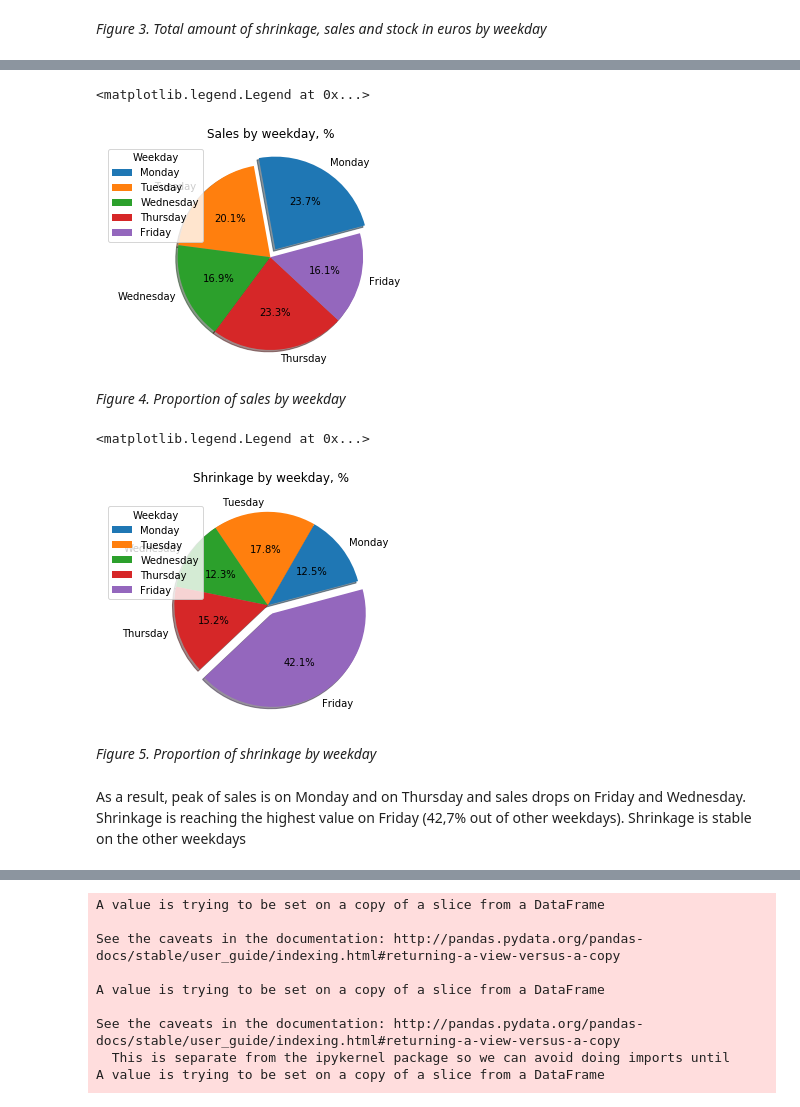
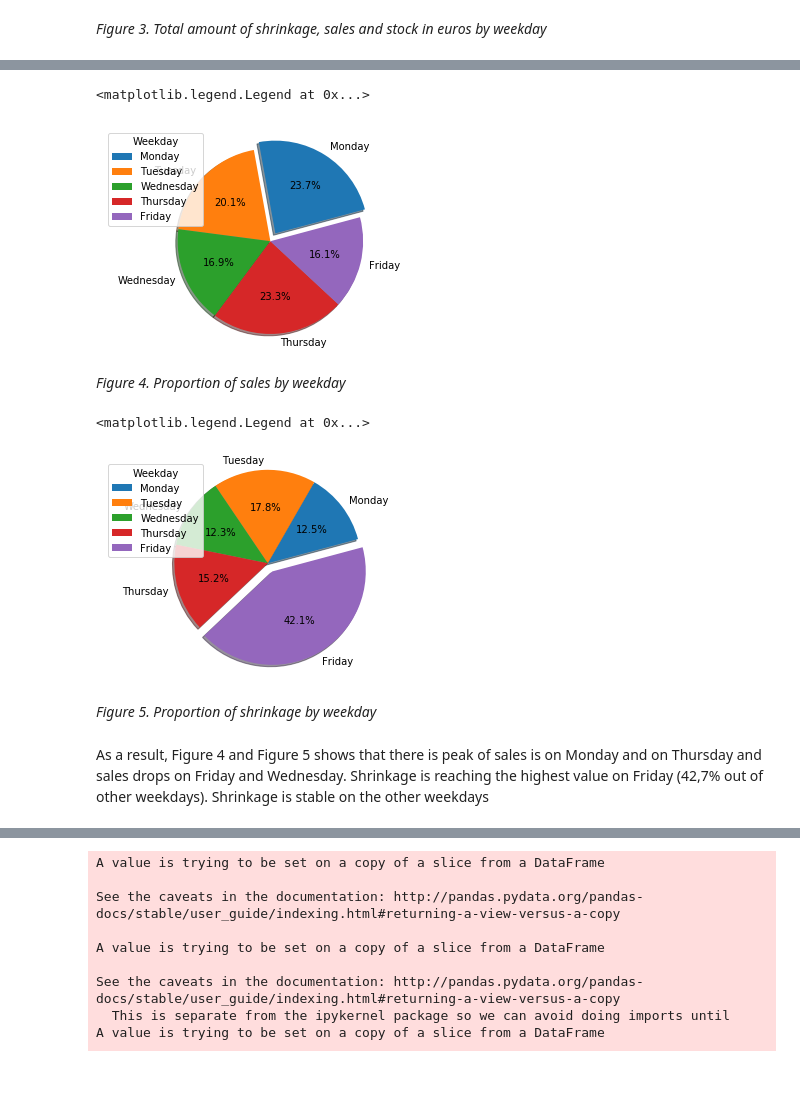
Before and after one commit to irina-baeva/retail-ds-project, a Jupyter notebook: metro_project_irina_baeva.ipynb, the cells around one changed output, grey strips where cells are left out. Drawn from its saved outputs; the diff is of its cells as text; code cells hidden in the pictures; blank space fills up the shorter version.

```diff
--- a/metro_project_irina_baeva.ipynb
+++ b/metro_project_irina_baeva.ipynb
@@ -523,27 +524,25 @@ Indeed daily sales on Friday is less then other weekdays. The peak of sales take
 # %%
 my_explode = (0.1, 0, 0, 0, 0)
 plt.pie(df_by_weekday["daily_sales_in_euros"], labels=df_by_weekday['weekday'], autopct='%1.1f%%', startangle=15, shadow = True, explode=my_explode)
-plt.title('Sales by weekday, %', color="black")
 plt.axis('equal')
 plt.legend(title="Weekday", loc='upper left', labels=df_by_weekday['weekday'], frameon=True, ncol=1)
 # %% [output]
 <matplotlib.legend.Legend at 0x...>
-[figure, old version]
+[figure, new version]
 # %% [markdown]
 *Figure 4. Proportion of sales by weekday*
 # %%
 my_explode = (0, 0, 0, 0, 0.1)
 plt.pie(df_by_weekday["absolute_shrinkage"], labels=df_by_weekday['weekday'], autopct='%1.1f%%', startangle=15, shadow = True, explode=my_explode)
-plt.title('Shrinkage by weekday, %', pad=20,color="black")
 plt.axis('equal')
 plt.legend(title="Weekday", loc='upper left', labels=df_by_weekday['weekday'], frameon=True, ncol=1)
 # %% [output]
 <matplotlib.legend.Legend at 0x...>
-[figure, old version]
+[figure, new version]
 # %% [markdown]
 *Figure 5. Proportion of shrinkage by weekday*
 # %% [markdown]
-As a result, peak of sales is on Monday and on Thursday and sales drops on Friday and Wednesday. Shrinkage is reaching the highest value on Friday (42,7% out of other weekdays). Shrinkage is stable on the other weekdays
+As a result, Figure 4 and Figure 5 shows that there is peak of sales is on Monday and on Thursday and sales drops on Friday and Wednesday. Shrinkage is reaching the highest value on Friday (42,7% out of other weekdays). Shrinkage is stable on the other weekdays
 # %% [markdown]
 #### Exploring freshness
 Each purchasing area is a part of 2 big categories devided by freshness. We have got an information from "Metro" with following description:
```
Also changed, not shown: parts of 24 cells of this notebook.
